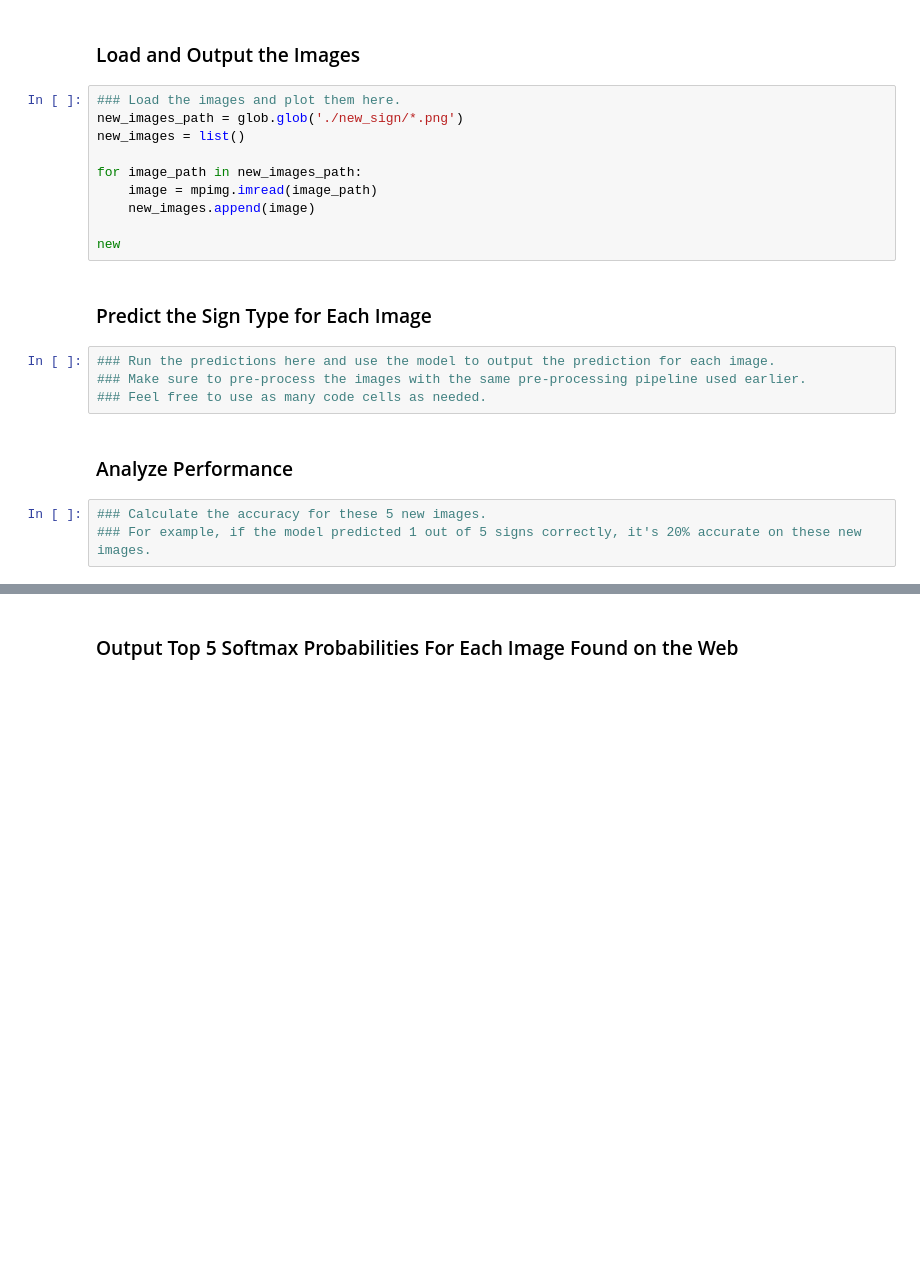
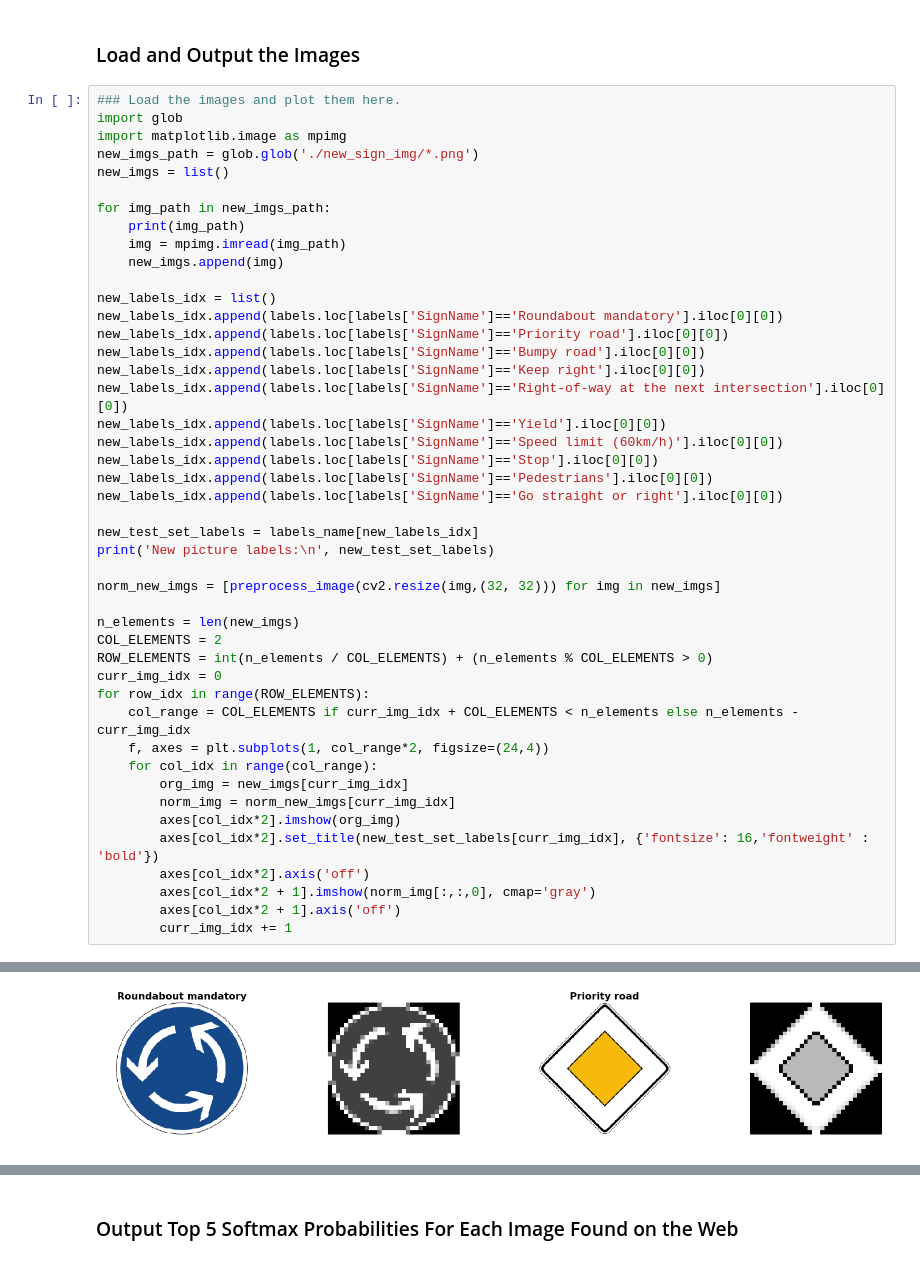
Before and after one commit to Giangy1990/CarND-Traffic-Sign-Classifier-Project, a Jupyter notebook: Traffic_Sign_Classifier.ipynb, the cells around one changed output, grey strips where cells are left out. Drawn from its saved outputs; the diff is of its cells as text; blank space fills up the shorter version.

```diff
--- a/Traffic_Sign_Classifier.ipynb
+++ b/Traffic_Sign_Classifier.ipynb
@@ -472,23 +467,48 @@ You may find `signnames.csv` useful as it contains mappings from the class id (i
 # %% [markdown]
 ### Load and Output the Images
-# %%
-### Load the images and plot them here.
-new_images_path = glob.glob('./new_sign/*.png')
-new_images = list()
-
-for image_path in new_images_path:
-    image = mpimg.imread(image_path)
-    new_images.append(image)
-
-new
-# %% [markdown]
-### Predict the Sign Type for Each Image
-# %%
-### Run the predictions here and use the model to output the prediction for each image.
-### Make sure to pre-process the images with the same pre-processing pipeline used earlier.
-### Feel free to use as many code cells as needed.
-# %% [markdown]
-### Analyze Performance
-# %%
-### Calculate the accuracy for these 5 new images.
-### For example, if the model predicted 1 out of 5 signs correctly, it's 20% accurate on these new images.
+# %%
+### Load the images and plot them here.
+import glob
+import matplotlib.image as mpimg
+new_imgs_path = glob.glob('./new_sign_img/*.png')
+new_imgs = list()
+
+for img_path in new_imgs_path:
+    print(img_path)
+    img = mpimg.imread(img_path)
+    new_imgs.append(img)
+
+new_labels_idx = list()
+new_labels_idx.append(labels.loc[labels['SignName']=='Roundabout mandatory'].iloc[0][0])
+new_labels_idx.append(labels.loc[labels['SignName']=='Priority road'].iloc[0][0])
+new_labels_idx.append(labels.loc[labels['SignName']=='Bumpy road'].iloc[0][0])
+new_labels_idx.append(labels.loc[labels['SignName']=='Keep right'].iloc[0][0])
+new_labels_idx.append(labels.loc[labels['SignName']=='Right-of-way at the next intersection'].iloc[0][0])
+new_labels_idx.append(labels.loc[labels['SignName']=='Yield'].iloc[0][0])
+new_labels_idx.append(labels.loc[labels['SignName']=='Speed limit (60km/h)'].iloc[0][0])
+new_labels_idx.append(labels.loc[labels['SignName']=='Stop'].iloc[0][0])
+new_labels_idx.append(labels.loc[labels['SignName']=='Pedestrians'].iloc[0][0])
+new_labels_idx.append(labels.loc[labels['SignName']=='Go straight or right'].iloc[0][0])
+
+new_test_set_labels = labels_name[new_labels_idx]
+print('New picture labels:\n', new_test_set_labels)
+
+norm_new_imgs = [preprocess_image(cv2.resize(img,(32, 32))) for img in new_imgs]
+
+n_elements = len(new_imgs)
+COL_ELEMENTS = 2
+ROW_ELEMENTS = int(n_elements / COL_ELEMENTS) + (n_elements % COL_ELEMENTS > 0)
+curr_img_idx = 0
+for row_idx in range(ROW_ELEMENTS):
+    col_range = COL_ELEMENTS if curr_img_idx + COL_ELEMENTS < n_elements else n_elements - curr_img_idx
+    f, axes = plt.subplots(1, col_range*2, figsize=(24,4))
+    for col_idx in range(col_range):
+        org_img = new_imgs[curr_img_idx]
+        norm_img = norm_new_imgs[curr_img_idx]
+        axes[col_idx*2].imshow(org_img)
+        axes[col_idx*2].set_title(new_test_set_labels[curr_img_idx], {'fontsize': 16,'fontweight' : 'bold'})
+        axes[col_idx*2].axis('off')
+        axes[col_idx*2 + 1].imshow(norm_img[:,:,0], cmap='gray')
+        axes[col_idx*2 + 1].axis('off')
+        curr_img_idx += 1
+# %% [output]
@@ -494,0 +529 @@ new
+[figure, added]
```
Also changed, not shown: parts of 20 cells of this notebook, 13 other files.
